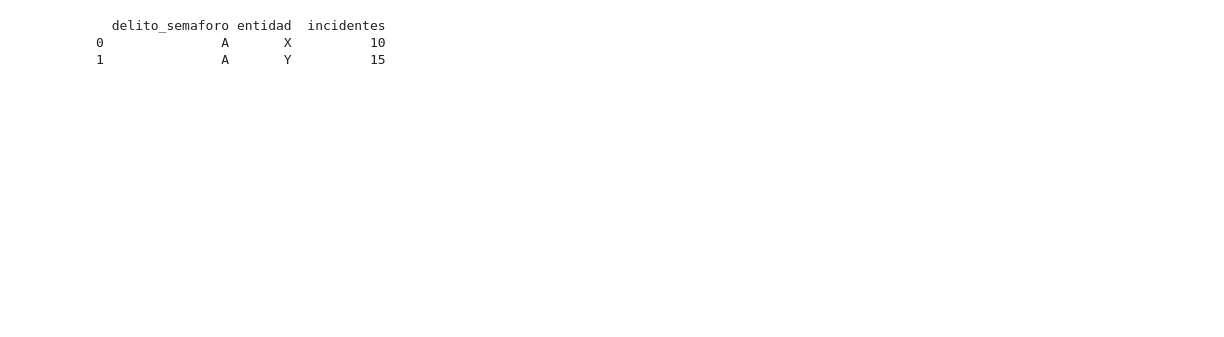
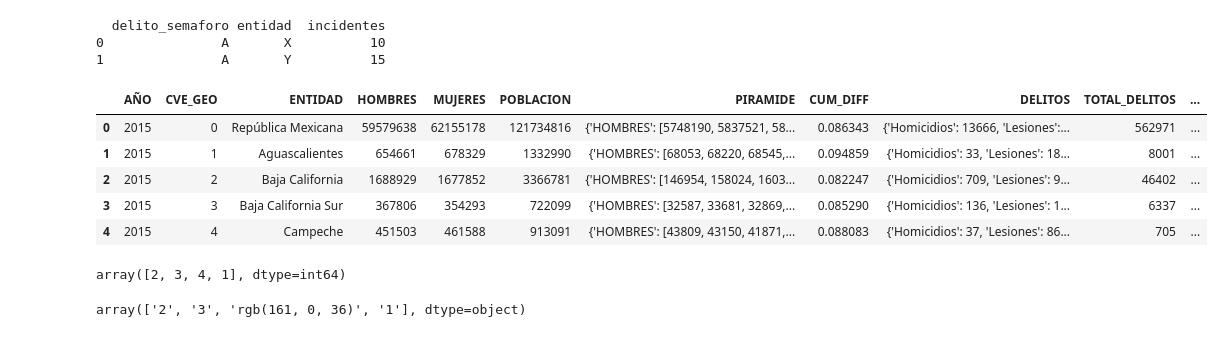
Before and after one commit to la-ciencia-del-delito/semaforo-delictivo, a Jupyter notebook: dashboard/pages/prueba.ipynb, the cells around one changed output. Drawn from its saved outputs; the diff is of its cells as text; code cells hidden in the pictures; blank space fills up the shorter version.

```diff
--- a/dashboard/pages/prueba.ipynb
+++ b/dashboard/pages/prueba.ipynb
@@ -57,0 +82,20 @@ graficar("A")
+# %%
+ruta_actual = Path(os.getcwd())
+ruta_data = ruta_actual / "../../data"
+ruta_tidy = ruta_data / "tidy"
+
+kpi = pd.read_csv(ruta_tidy / "tidy_final_combinado.csv")
+# %%
+kpi.head()
+# %% [output]
+|  | AÑO | CVE_GEO | ENTIDAD | HOMBRES | MUJERES | POBLACION | PIRAMIDE | CUM_DIFF | DELITOS | TOTAL_DELITOS | ... |
+| 0 | 2015 | 0 | República Mexicana | 59579638 | 62155178 | 121734816 | {'HOMBRES': [5748190, 5837521, 58... | 0.086343 | {'Homicidios': 13666, 'Lesiones':... | 562971 | ... |
+| 1 | 2015 | 1 | Aguascalientes | 654661 | 678329 | 1332990 | {'HOMBRES': [68053, 68220, 68545,... | 0.094859 | {'Homicidios': 33, 'Lesiones': 18... | 8001 | ... |
+| 2 | 2015 | 2 | Baja California | 1688929 | 1677852 | 3366781 | {'HOMBRES': [146954, 158024, 1603... | 0.082247 | {'Homicidios': 709, 'Lesiones': 9... | 46402 | ... |
+| 3 | 2015 | 3 | Baja California Sur | 367806 | 354293 | 722099 | {'HOMBRES': [32587, 33681, 32869,... | 0.085290 | {'Homicidios': 136, 'Lesiones': 1... | 6337 | ... |
+| 4 | 2015 | 4 | Campeche | 451503 | 461588 | 913091 | {'HOMBRES': [43809, 43150, 41871,... | 0.088083 | {'Homicidios': 37, 'Lesiones': 86... | 705 | ... |
+# %%
+kpi["KPI_IIC_Color"].unique()
+# st.write(kpi["KPI_IIC_Color_rgb"].unique())
+# %% [output]
+array([2, 3, 4, 1], dtype=int64)
@@ -57,0 +111,4 @@ graficar("A")
+# %%
+kpi["KPI_IIC_Color_rgb"].unique()
+# %% [output]
+array(['2', '3', 'rgb(161, 0, 36)', '1'], dtype=object)
```
Also changed, not shown: parts of 7 cells of this notebook, 30 other files.
